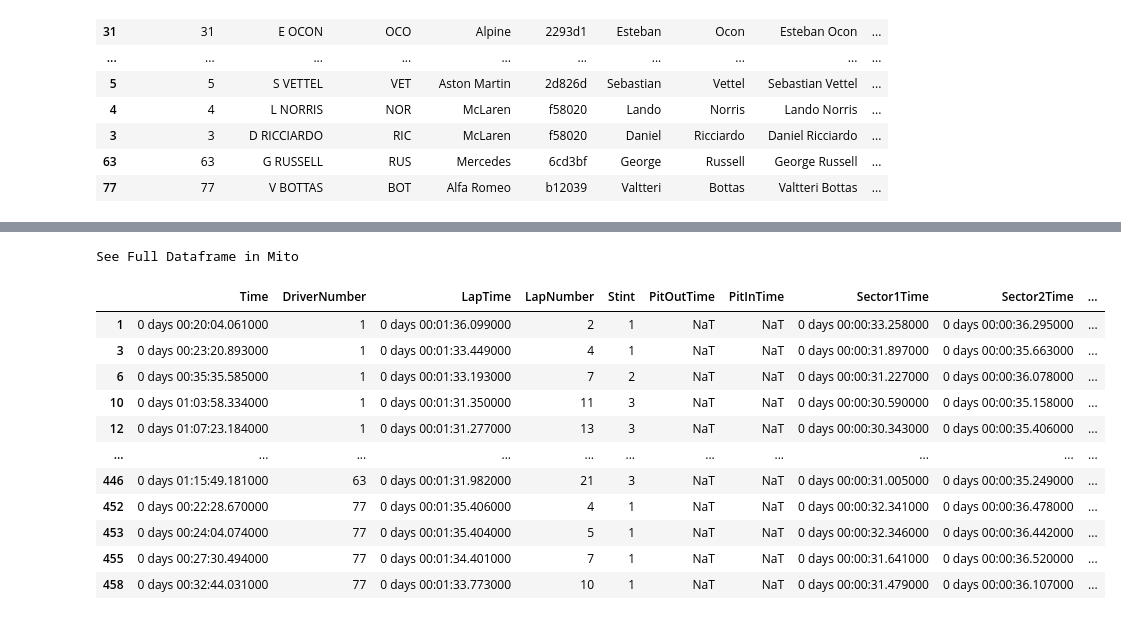
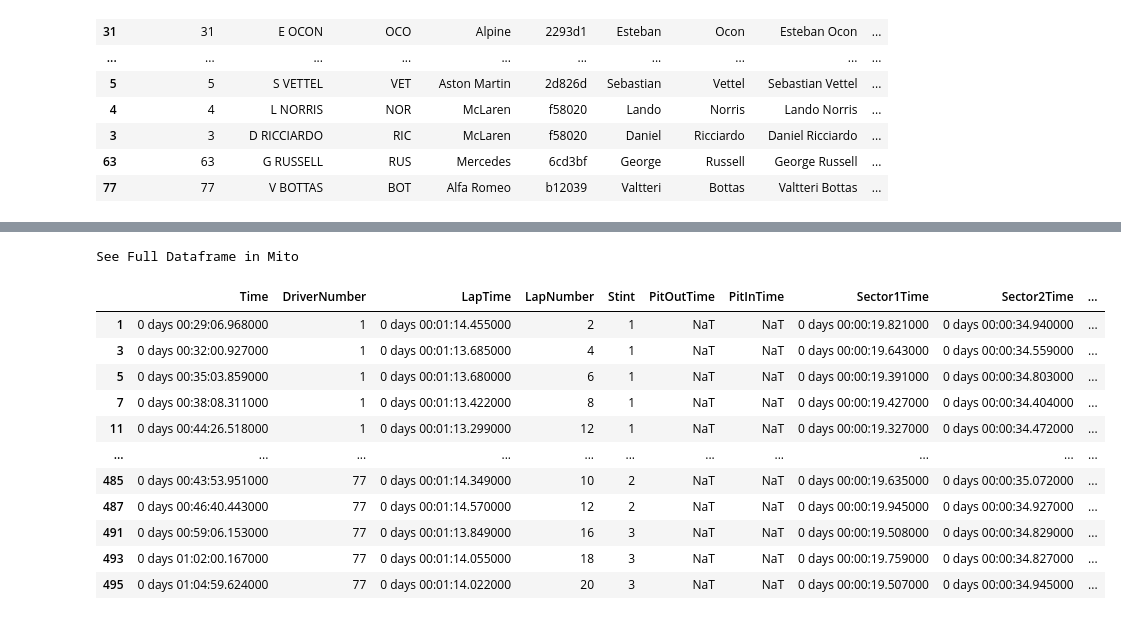
Before and after one commit to GuillaumeArp/Jedha_F1_Project, a Jupyter notebook: test_guillaume.ipynb, the cells around one changed output, grey strips where cells are left out. Cells and saved outputs as stored; diff of their text form; code cells hidden in the pictures.

```diff
--- a/test_guillaume.ipynb
+++ b/test_guillaume.ipynb
@@ -10,9 +16,15 @@ from plotly.subplots import make_subplots
 pio.templates.default = "plotly_dark"
 import warnings
 warnings.simplefilter(action='ignore', category=FutureWarning)
+# %%
+year = 2022
+gp_round = 7
+ses = 'FP3'
+driver_1 = 'LEC'
+driver_2 = 'GAS'
 # %%
 events_list = ff1.get_event_schedule(2022)[2:]
 
-fp1 = ff1.get_session(2022, 5, 'FP1')
-fp1.load(weather=True, telemetry=True)
+session = ff1.get_session(year, gp_round, ses)
+session.load(weather=True, telemetry=True)
 # %% [output]
@@ -153,18 +167,18 @@ fig.update_layout(width=1200, height=1200, title_text=plot_title, title_x=0.1)
 fig.show()
 # %%
 # Returns only laps quicker than 107% of the quickest lap of the session, removing outlaps and inlaps.
-fp1.laps.pick_quicklaps()
+session.laps.pick_quicklaps()
 # %% [output]
 See Full Dataframe in Mito
 |  | Time | DriverNumber | LapTime | LapNumber | Stint | PitOutTime | PitInTime | Sector1Time | Sector2Time | ... |
-| 1 | 0 days 00:20:04.061000 | 1 | 0 days 00:01:36.099000 | 2 | 1 | NaT | NaT | 0 days 00:00:33.258000 | 0 days 00:00:36.295000 | ... |
-| 3 | 0 days 00:23:20.893000 | 1 | 0 days 00:01:33.449000 | 4 | 1 | NaT | NaT | 0 days 00:00:31.897000 | 0 days 00:00:35.663000 | ... |
-| 6 | 0 days 00:35:35.585000 | 1 | 0 days 00:01:33.193000 | 7 | 2 | NaT | NaT | 0 days 00:00:31.227000 | 0 days 00:00:36.078000 | ... |
-| 10 | 0 days 01:03:58.334000 | 1 | 0 days 00:01:31.350000 | 11 | 3 | NaT | NaT | 0 days 00:00:30.590000 | 0 days 00:00:35.158000 | ... |
-| 12 | 0 days 01:07:23.184000 | 1 | 0 days 00:01:31.277000 | 13 | 3 | NaT | NaT | 0 days 00:00:30.343000 | 0 days 00:00:35.406000 | ... |
+| 1 | 0 days 00:29:06.968000 | 1 | 0 days 00:01:14.455000 | 2 | 1 | NaT | NaT | 0 days 00:00:19.821000 | 0 days 00:00:34.940000 | ... |
+| 3 | 0 days 00:32:00.927000 | 1 | 0 days 00:01:13.685000 | 4 | 1 | NaT | NaT | 0 days 00:00:19.643000 | 0 days 00:00:34.559000 | ... |
+| 5 | 0 days 00:35:03.859000 | 1 | 0 days 00:01:13.680000 | 6 | 1 | NaT | NaT | 0 days 00:00:19.391000 | 0 days 00:00:34.803000 | ... |
+| 7 | 0 days 00:38:08.311000 | 1 | 0 days 00:01:13.422000 | 8 | 1 | NaT | NaT | 0 days 00:00:19.427000 | 0 days 00:00:34.404000 | ... |
+| 11 | 0 days 00:44:26.518000 | 1 | 0 days 00:01:13.299000 | 12 | 1 | NaT | NaT | 0 days 00:00:19.327000 | 0 days 00:00:34.472000 | ... |
 | ... | ... | ... | ... | ... | ... | ... | ... | ... | ... | ... |
-| 446 | 0 days 01:15:49.181000 | 63 | 0 days 00:01:31.982000 | 21 | 3 | NaT | NaT | 0 days 00:00:31.005000 | 0 days 00:00:35.249000 | ... |
-| 452 | 0 days 00:22:28.670000 | 77 | 0 days 00:01:35.406000 | 4 | 1 | NaT | NaT | 0 days 00:00:32.341000 | 0 days 00:00:36.478000 | ... |
-| 453 | 0 days 00:24:04.074000 | 77 | 0 days 00:01:35.404000 | 5 | 1 | NaT | NaT | 0 days 00:00:32.346000 | 0 days 00:00:36.442000 | ... |
-| 455 | 0 days 00:27:30.494000 | 77 | 0 days 00:01:34.401000 | 7 | 1 | NaT | NaT | 0 days 00:00:31.641000 | 0 days 00:00:36.520000 | ... |
-| 458 | 0 days 00:32:44.031000 | 77 | 0 days 00:01:33.773000 | 10 | 1 | NaT | NaT | 0 days 00:00:31.479000 | 0 days 00:00:36.107000 | ... |
+| 485 | 0 days 00:43:53.951000 | 77 | 0 days 00:01:14.349000 | 10 | 2 | NaT | NaT | 0 days 00:00:19.635000 | 0 days 00:00:35.072000 | ... |
+| 487 | 0 days 00:46:40.443000 | 77 | 0 days 00:01:14.570000 | 12 | 2 | NaT | NaT | 0 days 00:00:19.945000 | 0 days 00:00:34.927000 | ... |
+| 491 | 0 days 00:59:06.153000 | 77 | 0 days 00:01:13.849000 | 16 | 3 | NaT | NaT | 0 days 00:00:19.508000 | 0 days 00:00:34.829000 | ... |
+| 493 | 0 days 01:02:00.167000 | 77 | 0 days 00:01:14.055000 | 18 | 3 | NaT | NaT | 0 days 00:00:19.759000 | 0 days 00:00:34.827000 | ... |
+| 495 | 0 days 01:04:59.624000 | 77 | 0 days 00:01:14.022000 | 20 | 3 | NaT | NaT | 0 days 00:00:19.507000 | 0 days 00:00:34.945000 | ... |
```
Also changed, not shown: parts of 13 cells of this notebook.
